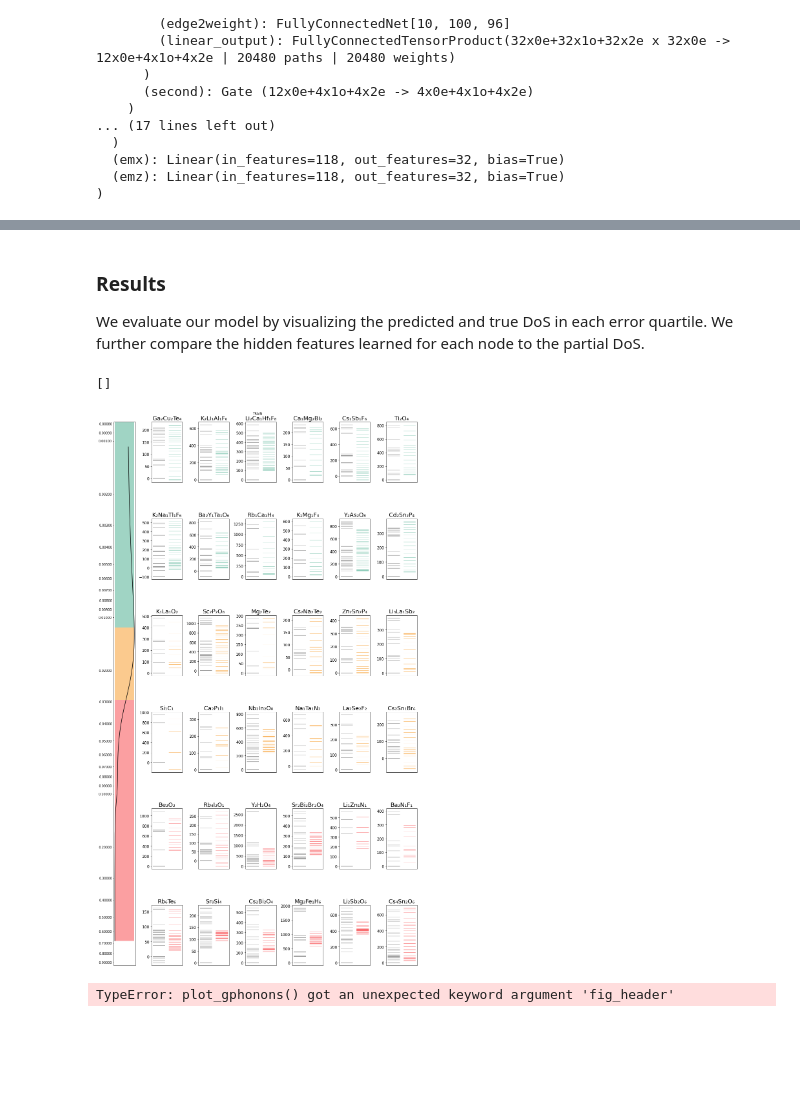
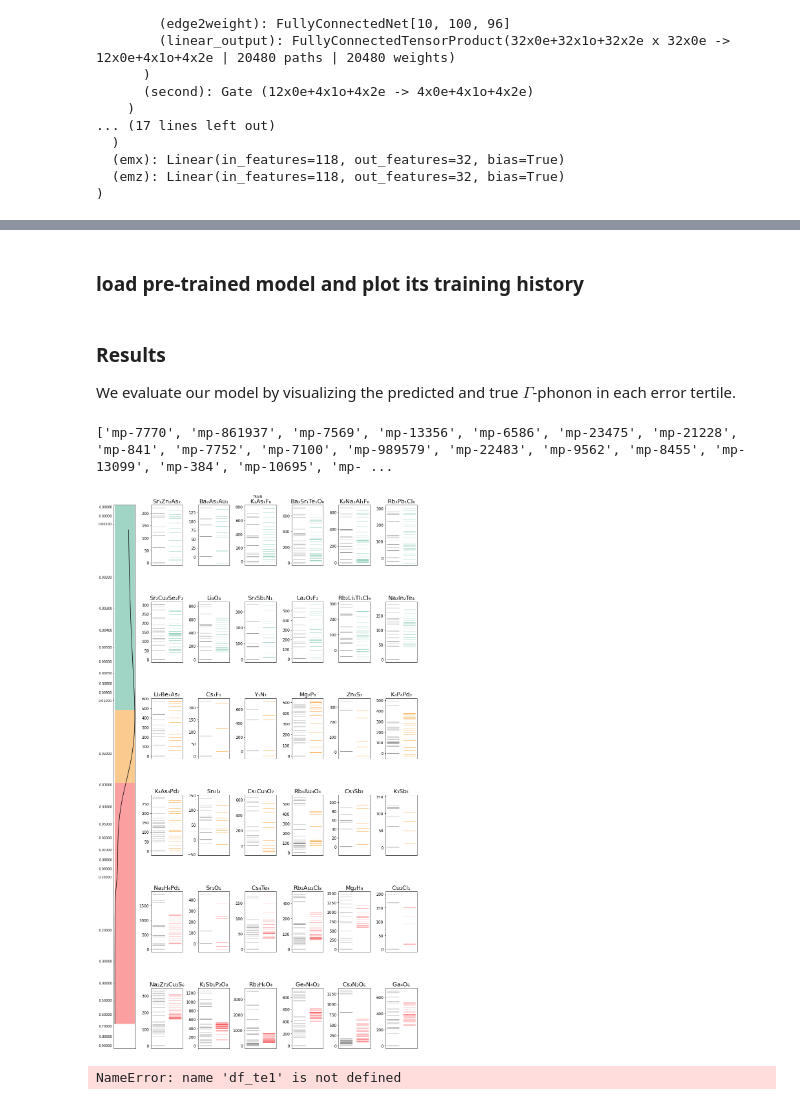
Before and after one commit to RyotaroOKabe/phonon_prediction, a Jupyter notebook: VVN.ipynb, the cells around one changed output, grey strips where cells are left out. Saved outputs shown, nothing was run; the diff lists cells and outputs as text; code cells hidden in the pictures; blank space fills up the shorter version.

```diff
--- a/VVN.ipynb
+++ b/VVN.ipynb
@@ -211,0 +199,9 @@ edge_src:  (844
+# %%
+num = len(data_dict)
+tr_nums = [int((num * tr_ratio)//k_fold)] * k_fold
+te_num = num - sum(tr_nums)
+idx_tr, idx_te = train_test_split(range(num), test_size=te_num, random_state=seed)
+with open(f'./data/idx_{run_name}_tr.txt', 'w') as f:
+    for idx in idx_tr: f.write(f"{idx}\n")
+with open(f'./data/idx_{run_name}_te.txt', 'w') as f:
+    for idx in idx_te: f.write(f"{idx}\n")
@@ -212,32 +213,21 @@ edge_src:  (844
+# %%
+data_set = torch.utils.data.Subset(list(data_dict.values()), range(len(data_dict)))
+tr_set, te_set = torch.utils.data.Subset(data_set, idx_tr), torch.utils.data.Subset(data_set, idx_te)
 # %% [markdown]
 ### Data structures
 Crystal structures are represented as [ASE](https://wiki.fysik.dtu.dk/ase/ase/atoms.html?highlight=atoms#the-atoms-object) (Atomic Simulation Environment) `Atoms` objects, which store the atomic species and positions of each atom in the unit cell, as well as the lattice vectors of the unit cell.
 # %%
-# plot an example structure
-
-##########################
-
-# Visualize the structures
-# (DFPT, Kyoto)
-
-##########################
-
-palette = ['#90BE6D', '#277DA1', '#F8961E', '#F94144']
-datasets = ['train', 'valid', 'test']
-colors = dict(zip(datasets, palette[:-1]))
+datasets = ['g', 'y', 'r']
+colors = dict(zip(datasets, palette))
 cmap = mpl.colors.LinearSegmentedColormap.from_list('cmap', [palette[k] for k in [0,2,1]])
-
 i = 16 # structure index in dataframe
-
 struct = data.iloc[i]['structure']
 symbols = np.unique(list(struct.symbols))
 z = dict(zip(symbols, range(len(symbols))))
-
 fig, ax = plt.subplots(figsize=(6,5))
 norm = plt.Normalize(vmin=0, vmax=len(symbols)-1)
 color = [mpl.colors.to_hex(k) for k in cmap(norm([z[j] for j in list(struct.symbols)]))]
 plot_atoms(struct, ax, radii=0.25, colors=color, rotation=('30x,30y,0z'))
-
 ax.set_xlabel(r'$x_1\ (\AA)$')
-ax.set_ylabel(r'$x_2\ (\AA)$');
+ax.set_ylabel(r'$x_2\ (\AA)$')
 # %% [output]
@@ -428,6 +335,13 @@ GraphNetworkVVN(
+# %% [markdown]
+### load pre-trained model and plot its training history
+# %%
+model_name = '221223-053254'    # run_name with which we have trained the model.
+model_file = f'./models/{model_name}.torch'
+model.load_state_dict(torch.load(model_file)['state'])
+model = model.to(device)
 # %% [markdown]
 ### Results
-We evaluate our model by visualizing the predicted and true DoS in each error quartile. We further compare the hidden features learned for each node to the partial DoS.
+We evaluate our model by visualizing the predicted and true $\Gamma$-phonon in each error tertile.
 # %%
 # Generate Data Loader
 tr_loader = DataLoader(tr_set, batch_size = batch_size)
@@ -439,13 +353,11 @@ df_te1 = generate_dafaframe(model, te1_loader, loss_fn, device, option)
 # %%
-# Plot the bands of TRAIN data
-palette = ['#43AA8B', '#F8961E', '#F94144', '#277DA1']
-plot_gphonons(df_tr, header=None, title='TRAIN', n=6, m=2, palette=palette)
+# Plot the $\Gamma$-phonon prediction results of TRAIN data
+plot_gphonons(df_tr, header='./models/' + run_name, title='TRAIN', n=6, m=2, palette=palette)
 # %% [output]
-[]
+['mp-7770', 'mp-861937', 'mp-7569', 'mp-13356', 'mp-6586', 'mp-23475', 'mp-21228', 'mp-841', 'mp-7752', 'mp-7100', 'mp-989579', 'mp-22483', 'mp-9562', 'mp-8455', 'mp-13099', 'mp-384', 'mp-10695', 'mp- ...
-[figure, old version]
+[figure, new version]
 # %%
-# Plot the bands of TEST data
-palette = ['#43AA8B', '#F8961E', '#F94144', '#277DA1']
-plot_gphonons(df_te1, header=None, title='TEST', n=6, m=2, palette=palette)
+# Plot the $\Gamma$-phonon prediction results of TEST data
+plot_gphonons(df_te, header=None, title='TEST', n=6, m=2, palette=palette)
 # %% [output]
-TypeError: plot_gphonons() got an unexpected keyword argument 'fig_header'
+NameError: name 'df_te1' is not defined
```
Also changed, not shown: parts of 30 cells of this notebook, 13 other files.
